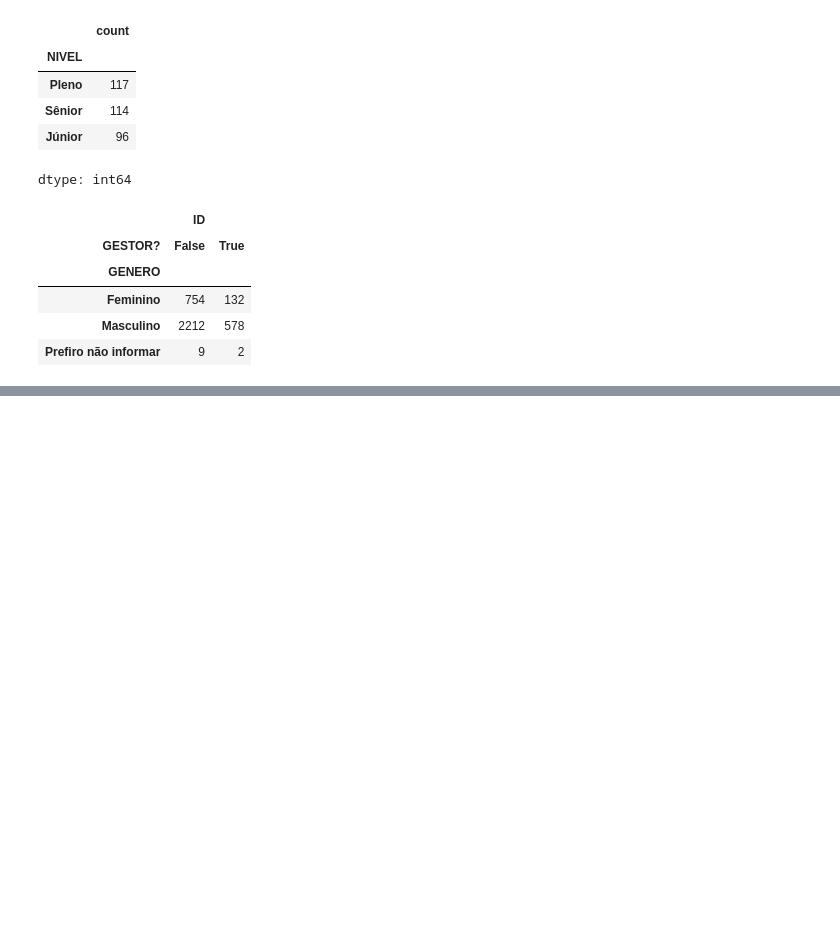
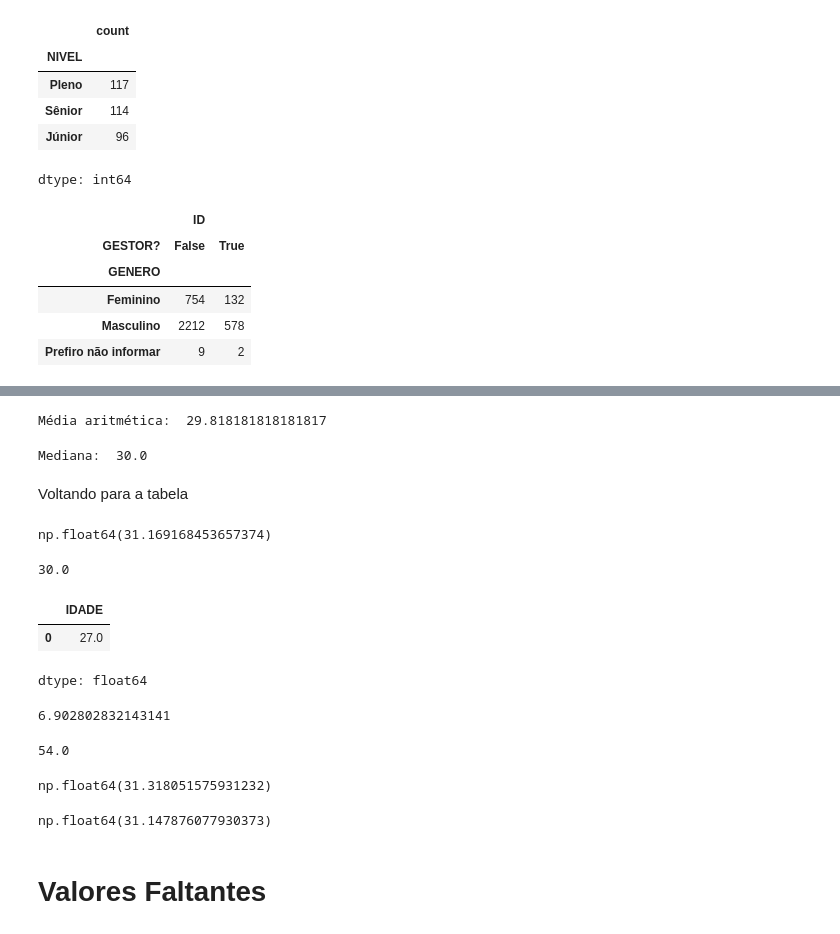
Before and after one commit to sarahscampos/analise-de-dados, a Jupyter notebook: analise_dados.ipynb, the cells around one changed output, grey strips where cells are left out. Cells and saved outputs as stored; diff of their text form; code cells hidden in the pictures; blank space fills up the shorter version.

Commit message:
tratando valores faltantes

```diff
--- a/analise_dados.ipynb
+++ b/analise_dados.ipynb
@@ -200,0 +214,47 @@ pd.pivot_table(dados, values=['ID'], index=['GENERO'], columns=['GESTOR?'], aggf
+# %%
+media = np.mean(idades)
+print("Média aritmética: ", media)
+# %% [output]
+Média aritmética:  29.818181818181817
+# %%
+np.sort(idades)
+mediana = np.median(idades)
+print("Mediana: ", mediana)
+# %% [output]
+Mediana:  30.0
+# %% [markdown]
+Voltando para a tabela
+# %%
+dados['IDADE'].mean()
+# %% [output]
+np.float64(31.169168453657374)
+# %%
+dados['IDADE'].median()
+# %% [output]
+30.0
+# %%
+dados['IDADE'].mode()
+# %% [output]
+|  | IDADE |
+| 0 | 27.0 |
+dtype: float64
+# %%
+#desvio padrão é o quão disperso nossos dados estão em relação a média
+dados['IDADE'].std()
+# %% [output]
+6.902802832143141
+# %%
+dados['IDADE'].min()
+dados['IDADE'].max()
+# %% [output]
+54.0
+# %%
+dados[dados['GENERO']=='Feminino']['IDADE'].mean()
+# %% [output]
+np.float64(31.318051575931232)
+# %%
+dados[dados['GENERO']=='Masculino']['IDADE'].mean()
+# %% [output]
+np.float64(31.147876077930373)
+# %% [markdown]
+# Valores Faltantes
```
Also changed, not shown: parts of 17 cells of this notebook.
